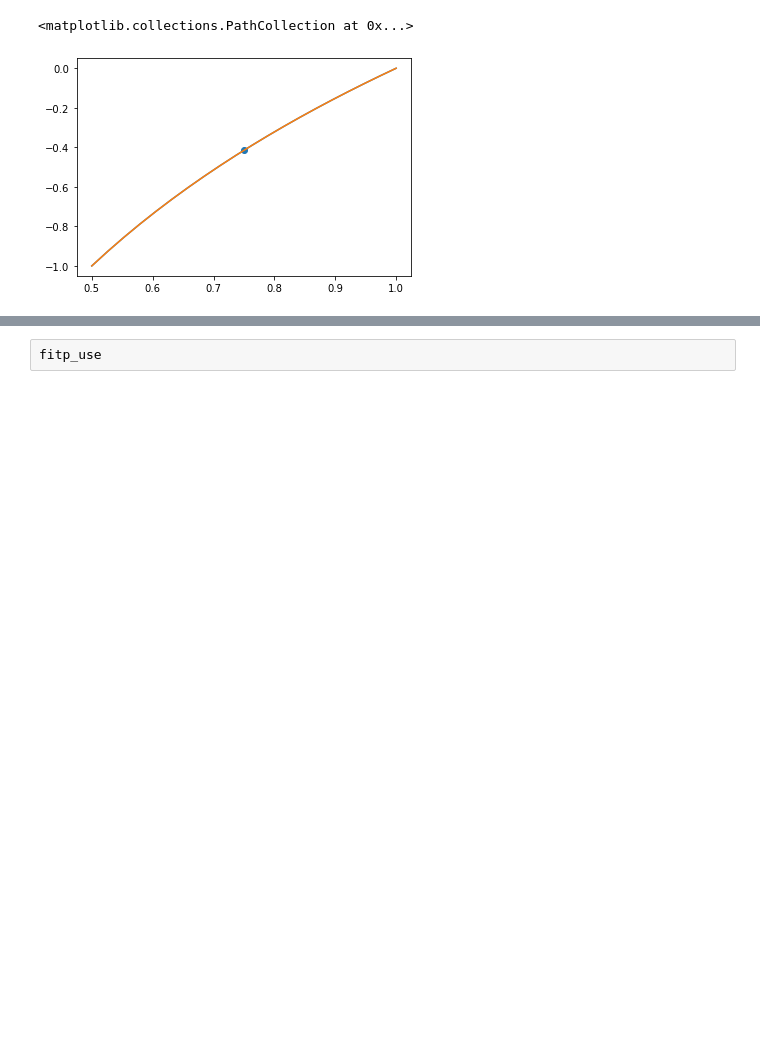
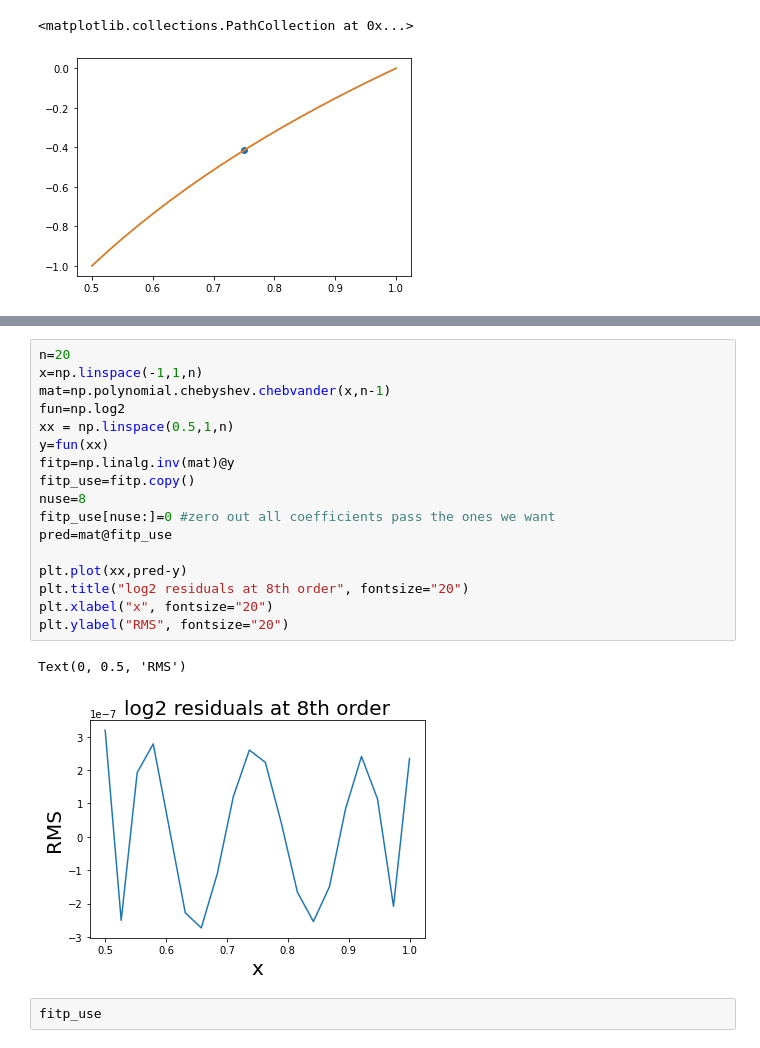
Before and after one commit to n-desjardins/phys512-2022, a Jupyter notebook: PSET2/pset2_notebook.ipynb, the cells around one changed output, grey strips where cells are left out. Saved outputs shown, nothing was run; the diff lists cells and outputs as text; blank space fills up the shorter version.

```diff
--- a/PSET2/pset2_notebook.ipynb
+++ b/PSET2/pset2_notebook.ipynb
@@ -157,3 +128,23 @@ plt.plot(xx,pred-y)
+# %%
+n=20
+x=np.linspace(-1,1,n)
+mat=np.polynomial.chebyshev.chebvander(x,n-1)
+fun=np.log2
+xx = np.linspace(0.5,1,n)
+y=fun(xx)
+fitp=np.linalg.inv(mat)@y
+fitp_use=fitp.copy()
+nuse=8
+fitp_use[nuse:]=0 #zero out all coefficients pass the ones we want
+pred=mat@fitp_use
+
+plt.plot(xx,pred-y)
+plt.title("log2 residuals at 8th order", fontsize="20")
+plt.xlabel("x", fontsize="20")
+plt.ylabel("RMS", fontsize="20")
+# %% [output]
+Text(0, 0.5, 'RMS')
+[figure, added]
 # %%
 fitp_use
 # %% [output]
```
Also changed, not shown: parts of 16 cells of this notebook.
